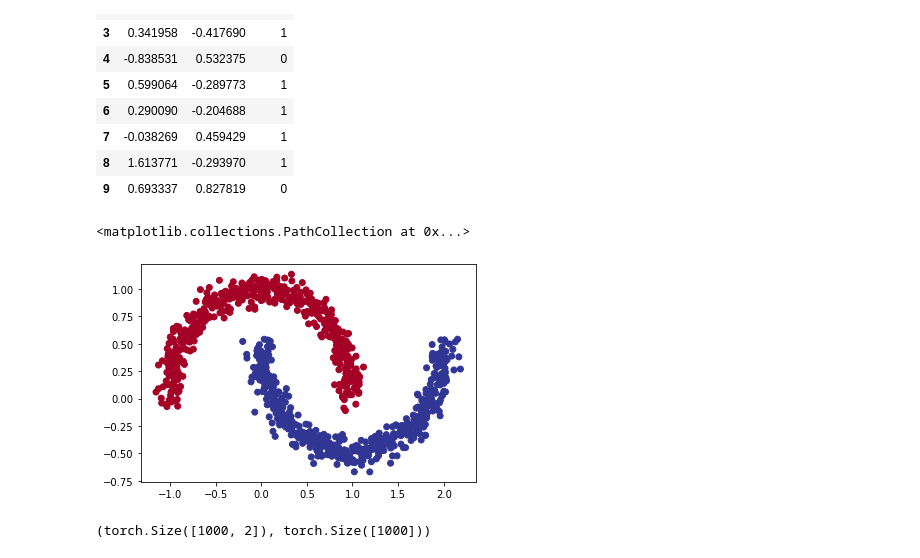
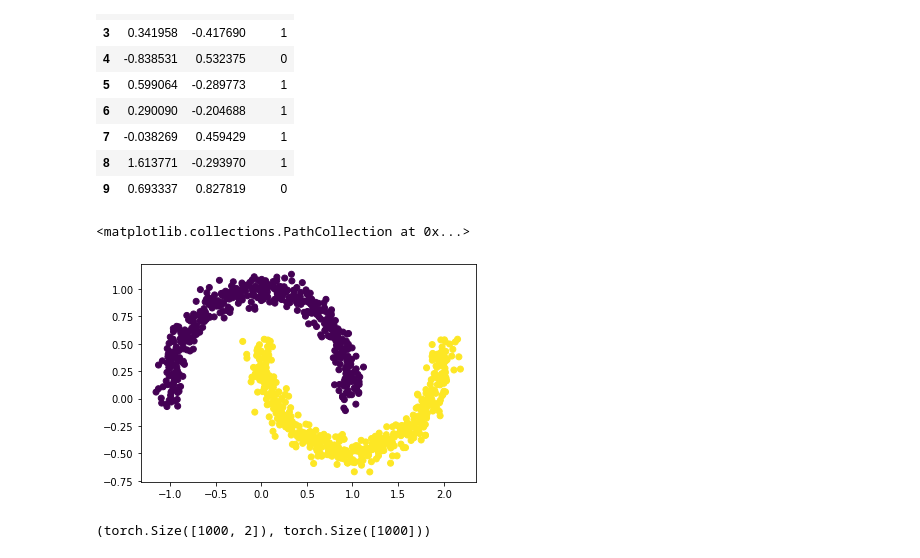
Before and after one commit to LOWERCAS3/PyTorch, a Jupyter notebook: 02_pytorch_classification_exercises.ipynb, the cells around one changed output. Drawn from its saved outputs; the diff is of its cells as text; code cells hidden in the pictures.

Commit message:
Removed cmap

```diff
--- a/02_pytorch_classification_exercises.ipynb
+++ b/02_pytorch_classification_exercises.ipynb
@@ -75,13 +75,13 @@ moons.head(10)
 # %%
 # Visualize the data on a scatter plot
 import matplotlib.pyplot as plt
 plt.scatter(x=X[:, 0],
             y=X[:, 1],
             c=y,
-            cmap=plt.cm.RdYlBu)
+            cmap=None)
 # %% [output]
 <matplotlib.collections.PathCollection at 0x...>
-[figure, old version]
+[figure, new version]
 # %%
 # Turn data into tensors of dtype float
 X = torch.from_numpy(X).type(dtype=torch.float)
```
